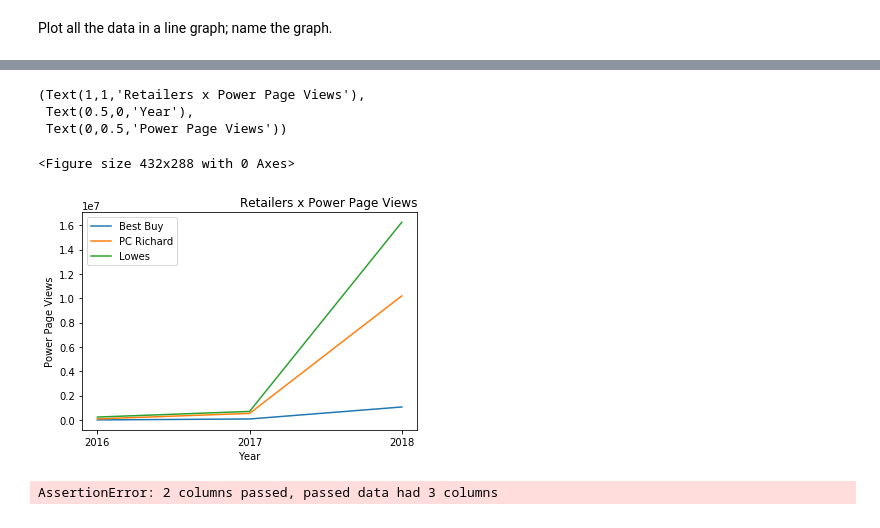
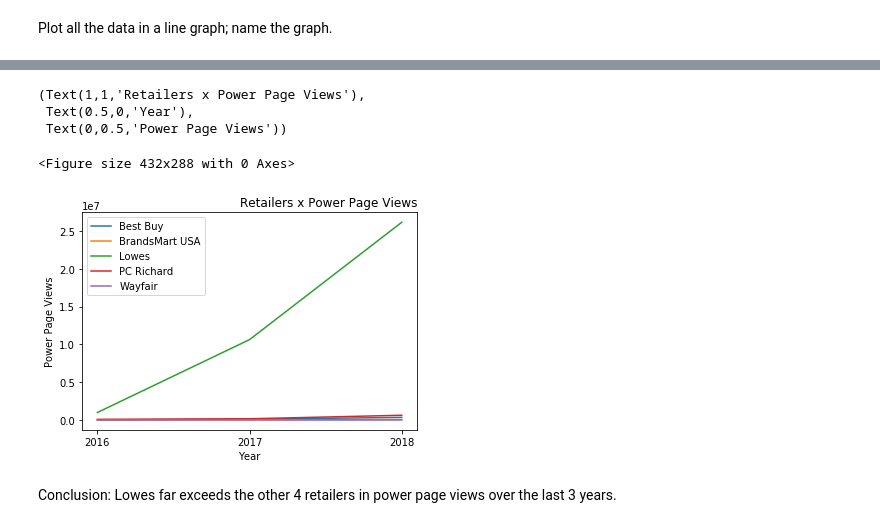
Before and after one commit to bkidane/Python-Project, a Jupyter notebook: Python project.ipynb, the cells around one changed output, grey strips where cells are left out. Cells and saved outputs as stored; diff of their text form; code cells hidden in the pictures.

Commit message:
fixed errors in data

```diff
--- a/Python project.ipynb
+++ b/Python project.ipynb
@@ -226,25 +220,18 @@ Index(['Month', 'Site Name', 'Power Page Views', 'Mini-Site Clicks',
 # %%
 df = pd.read_excel(Location, 0)
 df['Year'] = df['Month'].str.slice(0,4)
-df = pd.DataFrame([[4166, 90334, 239007],
-                   [76855, 449356, 463653],
-                   [985518, 9652291, 15539010]],
-                  index=pd.date_range('2016', periods=3, freq='y'), columns=['Best Buy','PC Richard','Lowes']).cumsum()
+data = {'Best Buy': [4166, 90334, 239007], 'BrandsMart USA': [2711, 6185, 33640], 'Lowes': [985518, 9652291, 15539010], 'PC Richard': [76855, 449356, 463653], 'Wayfair': [40, 164, 122]}
+df = pd.DataFrame([[4166, 2711, 985518, 76855, 40],
+                   [90334, 6185, 9652291, 76855, 164],
+                   [239007, 33640, 15539010, 463653, 122]],
+                  index=pd.date_range('2016', periods=3, freq='y'), columns=['Best Buy','BrandsMart USA','Lowes', 'PC Richard', 'Wayfair']).cumsum()
 
 plt.figure(); df.plot(); plt.legend(loc='best'); plt.title("Retailers x Power Page Views", loc='right'), plt.xlabel("Year"), plt.ylabel("Power Page Views")
 # %% [output]
 (Text(1,1,'Retailers x Power Page Views'),
  Text(0.5,0,'Year'),
  Text(0,0.5,'Power Page Views'))
 <Figure size 432x288 with 0 Axes>
-[figure, old version]
+[figure, new version]
-# %%
-df = pd.read_excel(Location, 0)
-df['Year'] = df['Month'].str.slice(0,4)
-df = pd.DataFrame([[2711, 6185, 333640],
-                   [40, 164, 122]],
-                  index=pd.date_range('2016', periods=3, freq='y'), columns=['BrandsMart USA', 'Wayfair']).cumsum()
-
-plt.figure(); df.plot(); plt.legend(loc='best'); plt.title("Retailers x Power Page Views", loc='left'), plt.xlabel("Year"), plt.ylabel("Views")
-# %% [output]
-AssertionError: 2 columns passed, passed data had 3 columns
+# %% [markdown]
+Conclusion: Lowes far exceeds the other 4 retailers in power page views over the last 3 years.
```
Also changed, not shown: parts of 11 cells of this notebook.
